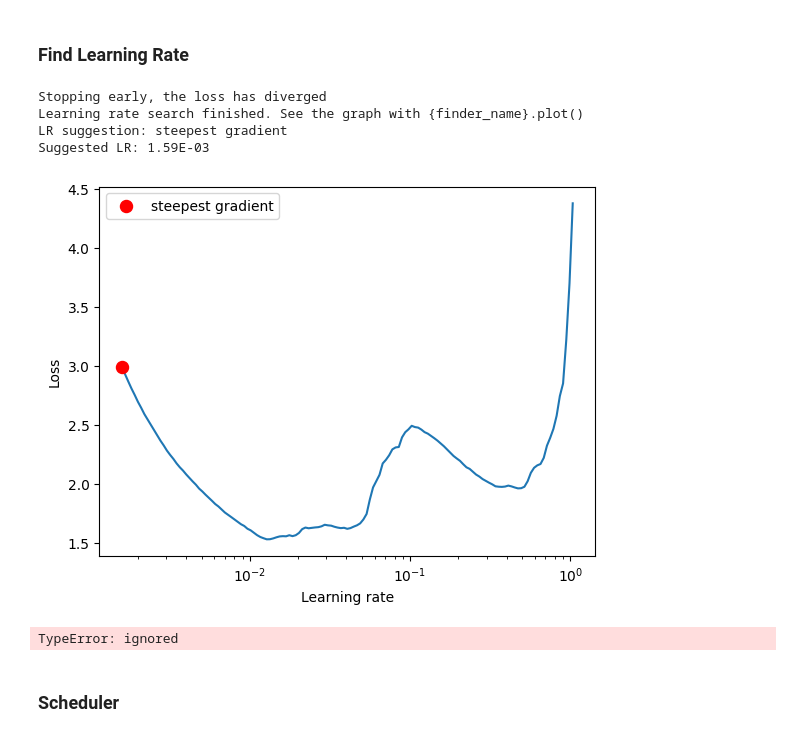
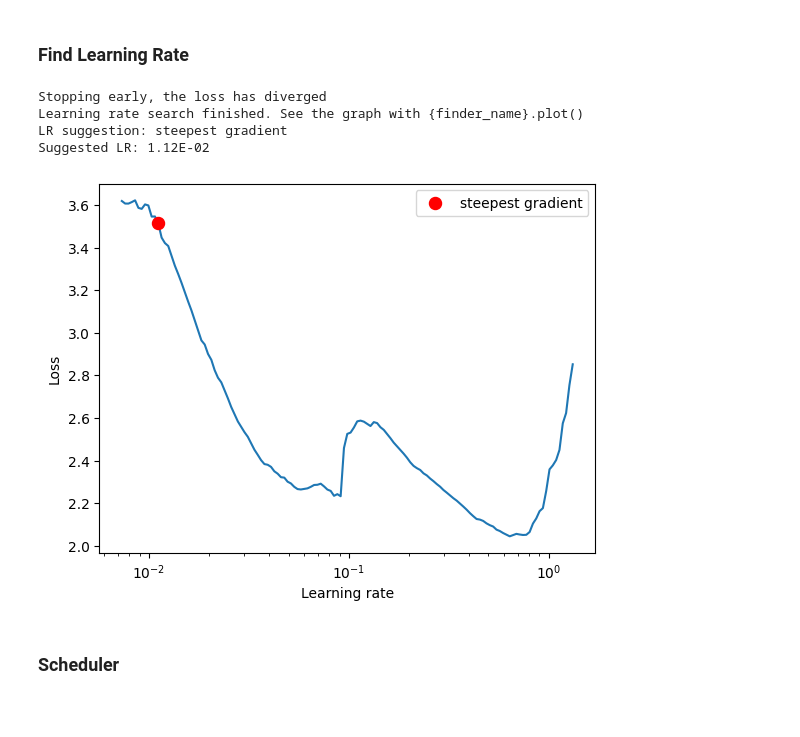
Before and after one commit to nviraj/era-v1, a Jupyter notebook: Session 10/Submission/ERA V1 - Viraj - Assignment 10.ipynb, the cells around one changed output. Saved outputs shown, nothing was run; the diff lists cells and outputs as text; code cells hidden in the pictures; blank space fills up the shorter version.

```diff
--- a/Session 10/Submission/ERA V1 - Viraj - Assignment 10.ipynb
+++ b/Session 10/Submission/ERA V1 - Viraj - Assignment 10.ipynb
@@ -290,12 +290,12 @@ Estimated Total Size (MB): 30.96
 ### Optimizer and Loss Function
 # %%
 # What is the start LR you'd prefer
-preferred_start_lr = 1E-3
+preferred_start_lr = 5E-3
 
 # Create optimizer and scheduler
 # Use ADAM
 # https://pytorch.org/docs/stable/generated/torch.optim.Adam.html
-optimizer = optim.Adam(model.parameters(), lr=preferred_start_lr, weight_decay=1E-4)
+optimizer = optim.Adam(model.parameters(), lr=preferred_start_lr)
 
 # Define criteria function
 # https://pytorch.org/docs/stable/generated/torch.nn.CrossEntropyLoss.html
@@ -305,22 +305,21 @@ criterion = torch.nn.CrossEntropyLoss()
 # %%
 # Use LR Finder to find the best starting learning rate
 # https://github.com/davidtvs/pytorch-lr-finder
 # https://github.com/davidtvs/pytorch-lr-finder#notes
 # https://github.com/davidtvs/pytorch-lr-finder/blob/master/torch_lr_finder/lr_finder.py
 
 # Create LR finder object
 lr_finder = LRFinder(model, optimizer, criterion, device=device)
 lr_finder.range_test(train_loader=train_loader, end_lr=10, num_iter=200)
-plot, optimal_lr = lr_finder.plot(suggest_lr=True)
+lr_finder.plot(suggest_lr=True)
 lr_finder.reset()
 # plot.figure.savefig("LRFinder - Suggested Max LR.png")
 # %% [output]
 Stopping early, the loss has diverged
 Learning rate search finished. See the graph with {finder_name}.plot()
 LR suggestion: steepest gradient
-Suggested LR: 1.59E-03
+Suggested LR: 1.12E-02
-[figure, old version]
+[figure, new version]
-TypeError: ignored
 # %% [markdown]
 ### Scheduler
 # %%
```
Also changed, not shown: parts of 7 cells of this notebook.
